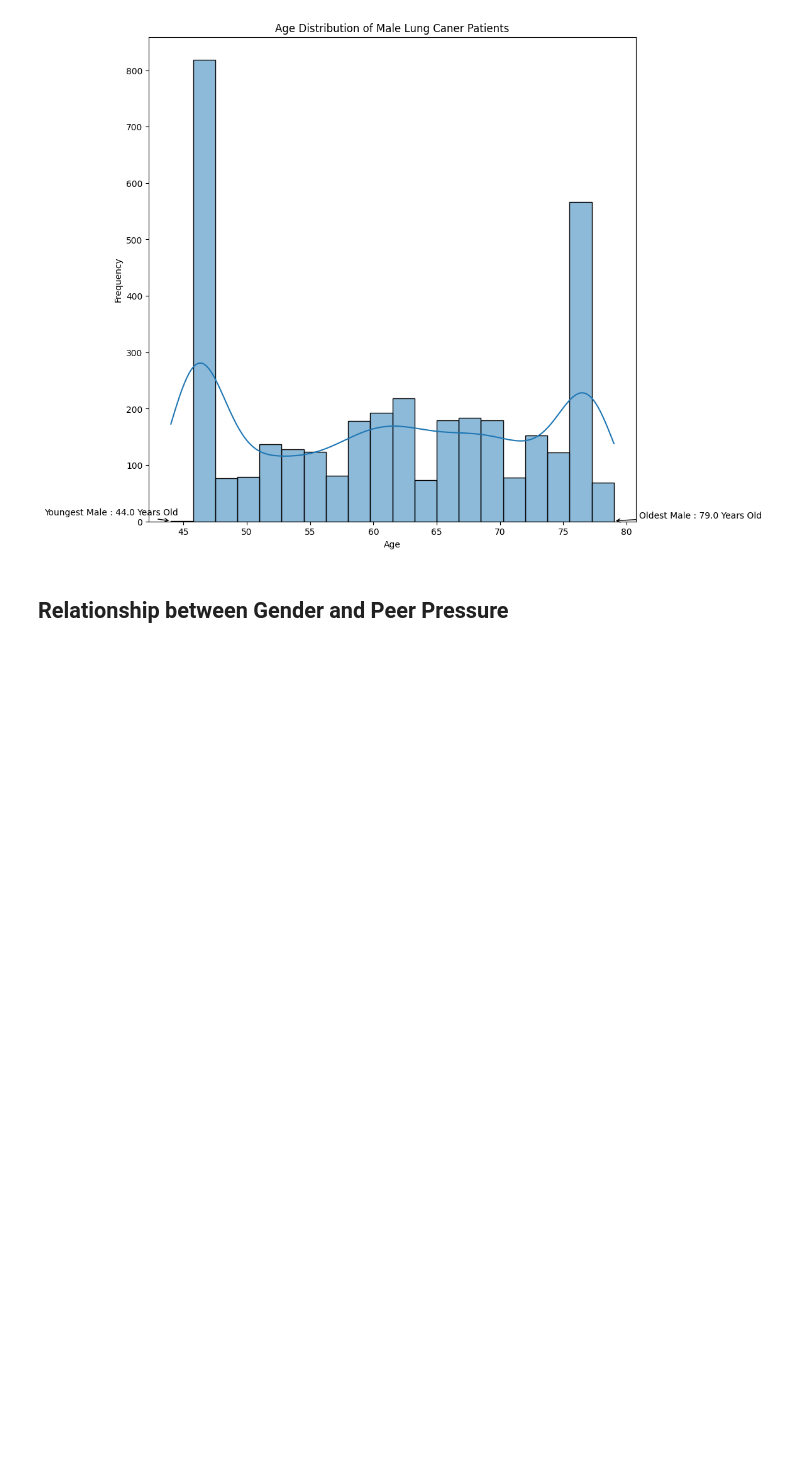
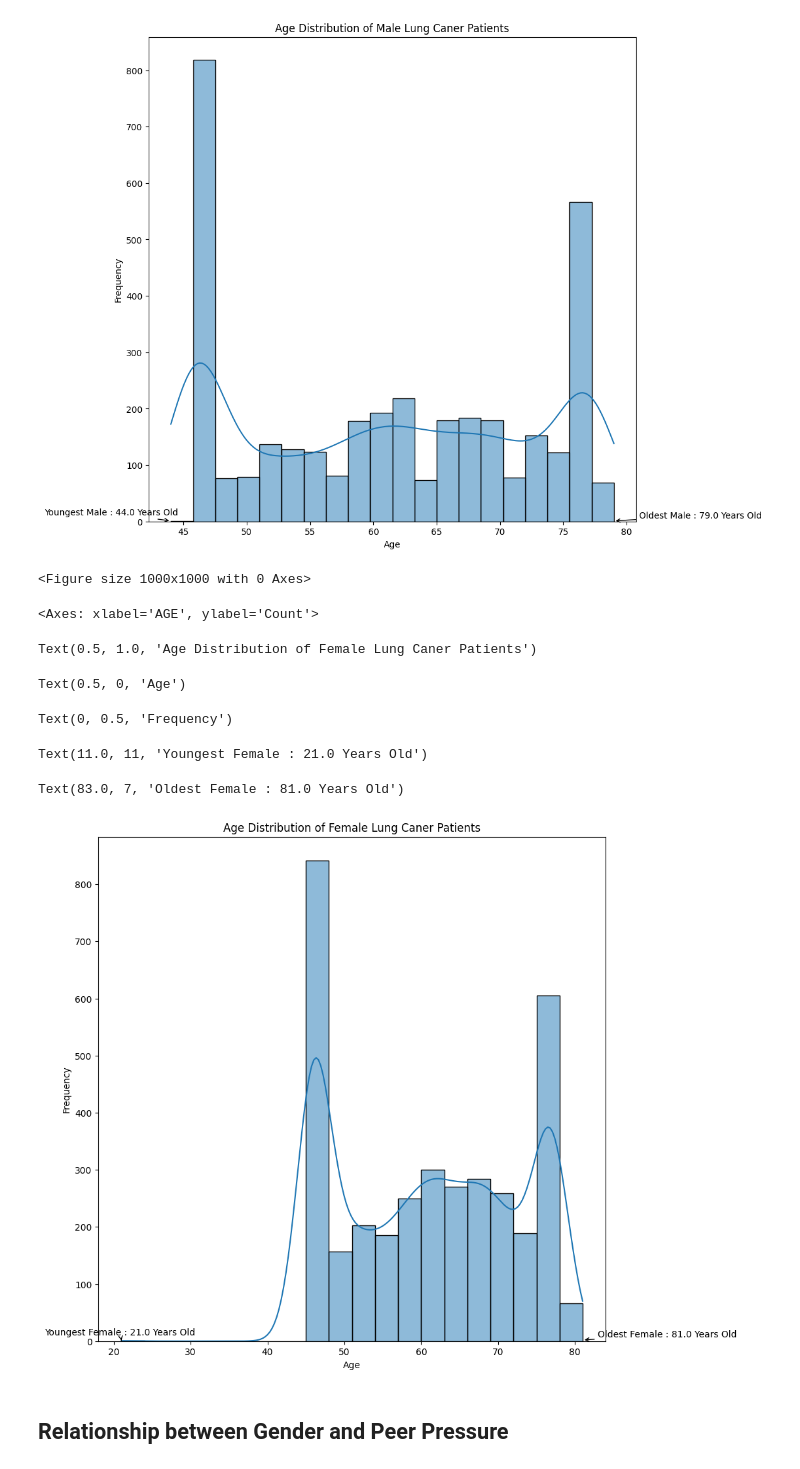
Before and after one commit to mattyapers/DSA312-Lung-Cancer, a Jupyter notebook: LungCancer.ipynb, the cells around one changed output. Saved outputs shown, nothing was run; the diff lists cells and outputs as text; code cells hidden in the pictures; blank space fills up the shorter version.

```diff
--- a/LungCancer.ipynb
+++ b/LungCancer.ipynb
@@ -309,6 +309,62 @@ Text(0, 0.5, 'Frequency')
 Text(34.0, 11, 'Youngest Male : 44.0 Years Old')
 Text(81.0, 6, 'Oldest Male : 79.0 Years Old')
 [figure]
+# %%
+# Male Lung Cancer Patients
+plt.figure(figsize=(10,10))
+
+## Youngest Female and Oldest Female
+min_female_age = female_lung_cancer_y['AGE'].min()
+min_female_age_freq = len(female_lung_cancer_y[female_lung_cancer_y['AGE'] == min_female_age])
+
+max_female_age = female_lung_cancer_y['AGE'].max()
+max_female_age_freq = len(female_lung_cancer_y[female_lung_cancer_y['AGE'] == max_female_age])
+
+sns.histplot(
+    x='AGE',
+    data=female_lung_cancer_y,
+    bins=20,
+    kde=True
+)
+
+plt.title('Age Distribution of Female Lung Caner Patients')
+plt.xlabel('Age')
+plt.ylabel('Frequency')
+
+# # Annotate highest sales point for Product A
+# max_a = df['Product_A_Sales'].max()
+# max_a_month = df[df['Product_A_Sales'] == max_a]['Month'].values[0]
+# plt.annotate(f'Max: {max_a}',
+#              xy=(max_a_month, max_a),
+#              xytext=(max_a_month, max_a+15),
+#              arrowprops=dict(color='black',
+#                              arrowstyle='->'))
+
+## Annotate youngest age for Male
+plt.annotate(
+    f'Youngest Female : {min_female_age} Years Old',
+    xy=(min_female_age,min_female_age_freq),
+    xytext=(min_female_age - 10, min_female_age_freq + 10),
+    arrowprops=dict(color='black',
+                    arrowstyle='->')
+)
+## Annotate oldest age for Male
+plt.annotate(
+    f'Oldest Female : {max_female_age} Years Old',
+    xy=(max_female_age, max_female_age_freq),
+    xytext=(max_female_age + 2, max_female_age_freq + 5),
+    arrowprops=dict(color='black',
+                    arrowstyle='->')
+)
+# %% [output]
+<Figure size 1000x1000 with 0 Axes>
+<Axes: xlabel='AGE', ylabel='Count'>
+Text(0.5, 1.0, 'Age Distribution of Female Lung Caner Patients')
+Text(0.5, 0, 'Age')
+Text(0, 0.5, 'Frequency')
+Text(11.0, 11, 'Youngest Female : 21.0 Years Old')
+Text(83.0, 7, 'Oldest Female : 81.0 Years Old')
+[figure, added]
 # %% [markdown]
 ## Relationship between Gender and Peer Pressure
 # %%
```
Also changed, not shown: parts of 3 cells of this notebook.
